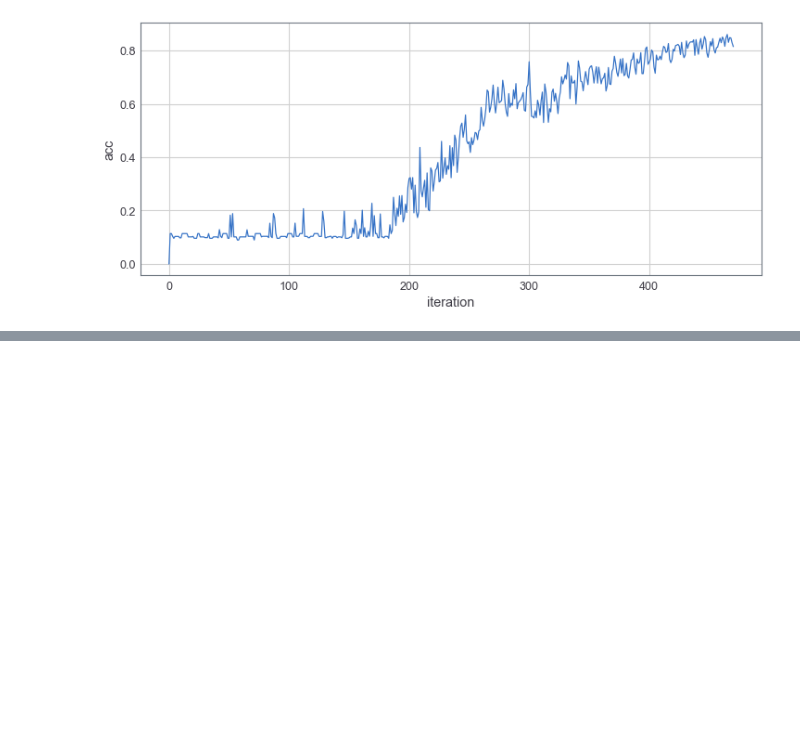
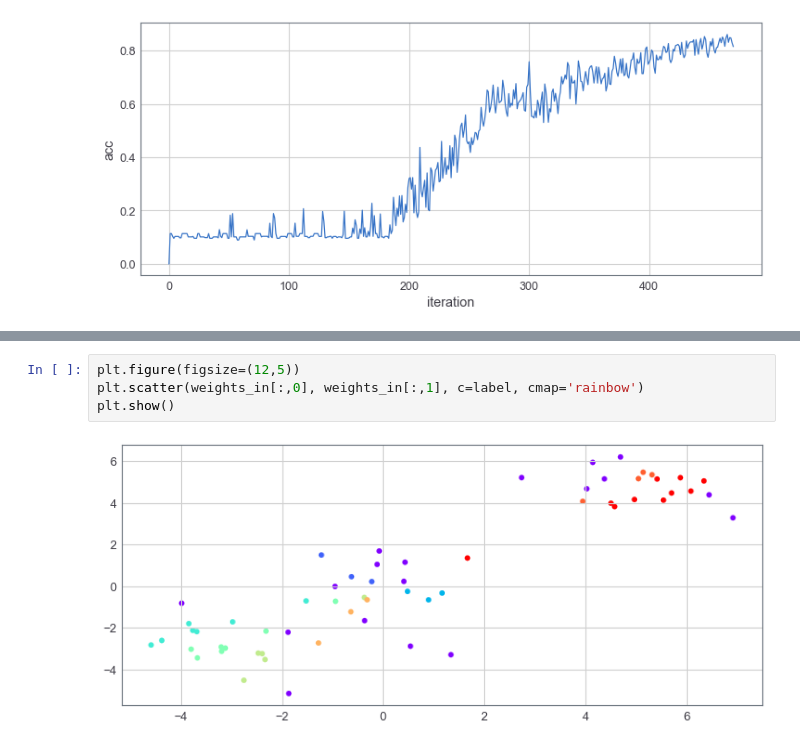
Before and after one commit to Timo9Madrid7/maliciousfl, a Jupyter notebook: myTest.ipynb, the cells around one changed output, grey strips where cells are left out. Drawn from its saved outputs; the diff is of its cells as text; blank space fills up the shorter version.

```diff
--- a/myTest.ipynb
+++ b/myTest.ipynb
@@ -16,0 +44,6 @@ plt.show()
+# %%
+plt.figure(figsize=(12,5))
+plt.scatter(weights_in[:,0], weights_in[:,1], c=label, cmap='rainbow')
+plt.show()
+# %% [output]
+[figure, added]
```
Also changed, not shown: parts of 7 cells of this notebook, 1 other file.
